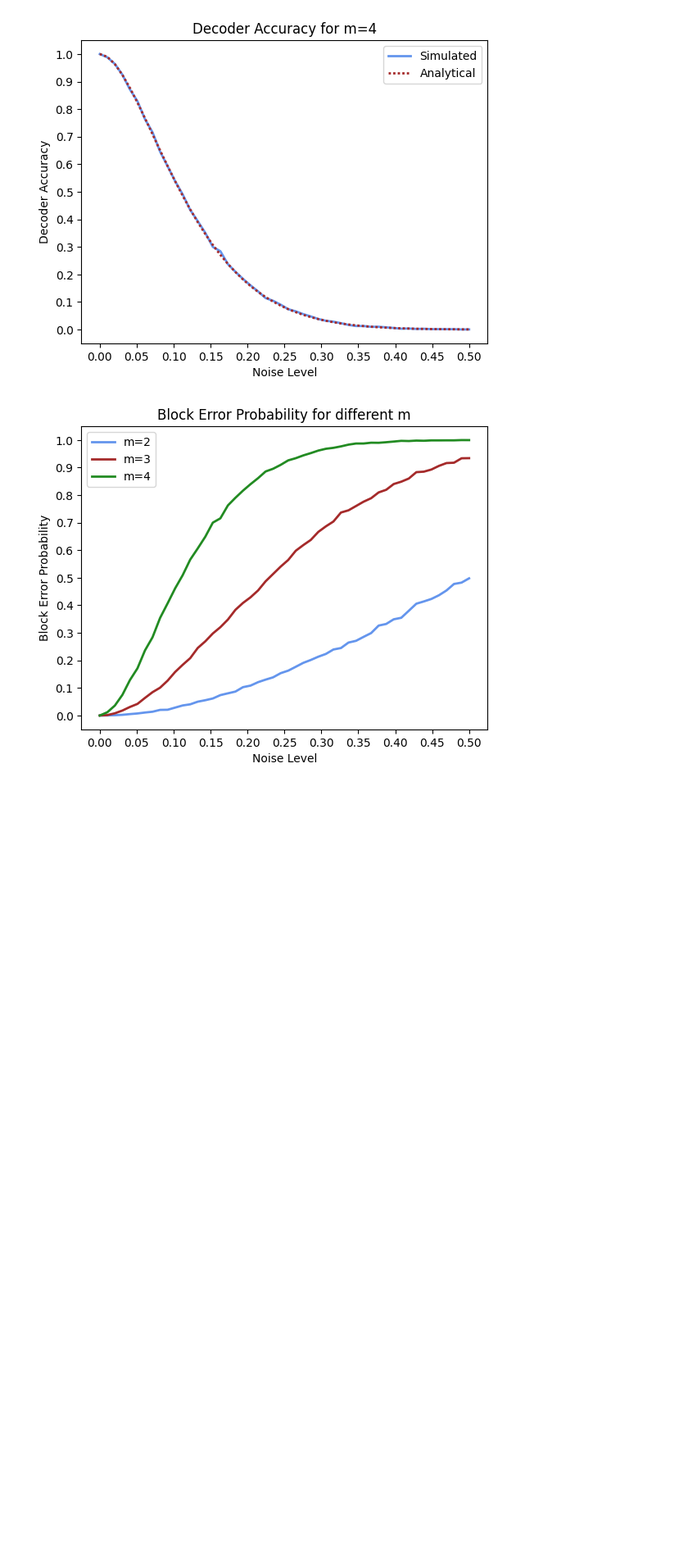
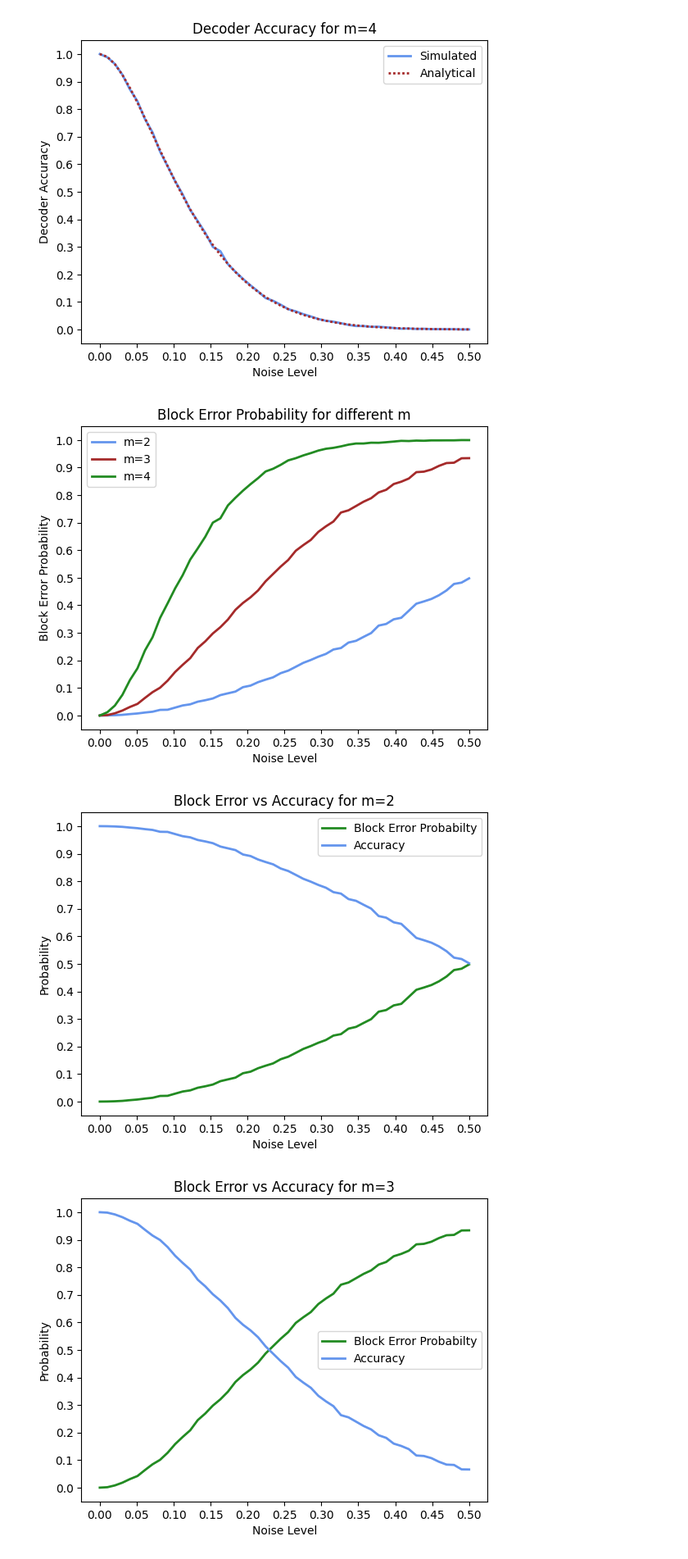
Before and after one commit to belfioreasia/Statistical-Information-Theory, a Jupyter notebook: Lab_4_Hamming_code.ipynb, the cells around one changed output. Shown at 82% size. Saved outputs shown, nothing was run; the diff lists cells and outputs as text; code cells hidden in the pictures; blank space fills up the shorter version.

```diff
--- a/Lab_4_Hamming_code.ipynb
+++ b/Lab_4_Hamming_code.ipynb
@@ -608,3 +609,21 @@ plt.savefig(f"compared/block_err_rate.pdf", format="pdf")
 plt.show()
 # %% [output]
 [figure]
+# %%
+
+for m in accuracies_by_m.keys():
+    plt.title(f"Block Error vs Accuracy for m={m}")
+    plt.ylabel("Probability")
+    plt.xlabel("Noise Level")
+    plt.xticks(x_ticks)
+    plt.plot(probabilities, block_errors[m], label=f"Block Error Probabilty",
+                lw=2, color="forestgreen")
+    plt.plot(probabilities, accuracies_by_m[m], label="Accuracy", color="cornflowerblue", lw=2)
+    plt.yticks([1, .9, .8, .7, .6, .5, .4, .3, .2, .1, 0])
+    plt.legend()
+    plt.savefig(f"compared/err_vs_acc_m{m}.pdf", format="pdf")
+    plt.show()
+    i+=1
+# %% [output]
+[figure, added]
+[figure, added]
```
Also changed, not shown: parts of 4 cells of this notebook, 6 other files.
